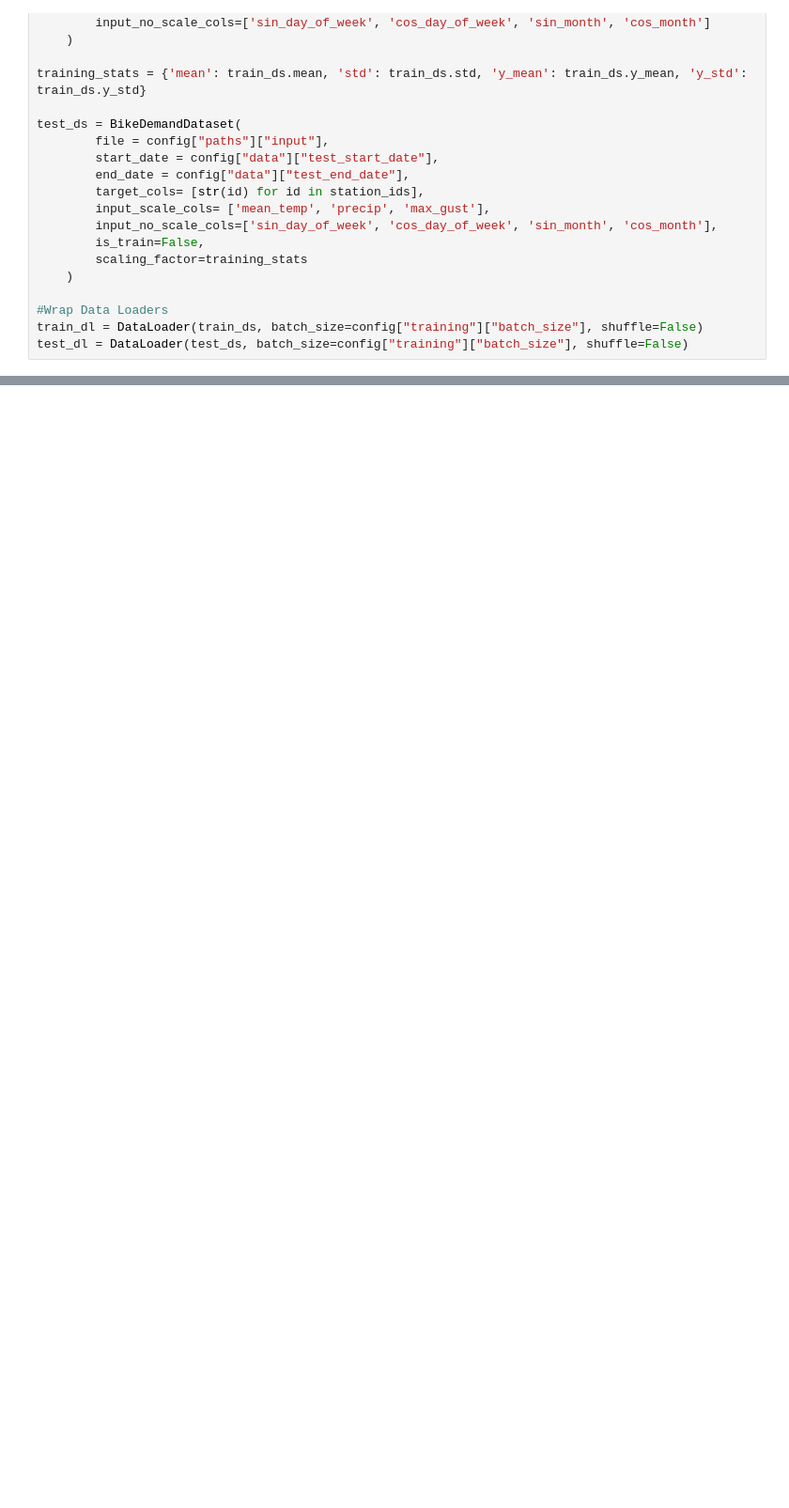
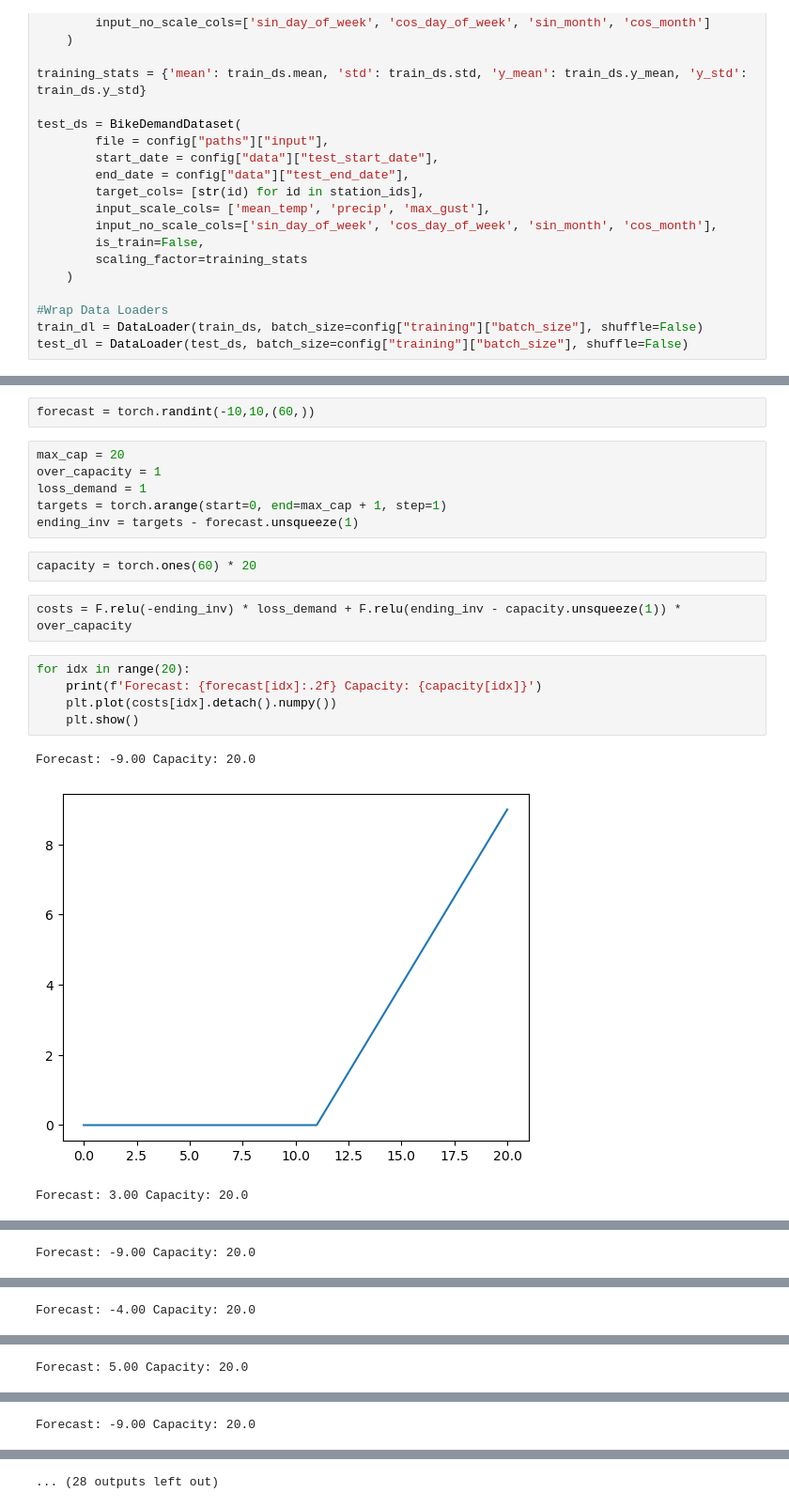
Before and after one commit to saloper/decision-focused-bike-rebalancing, a Jupyter notebook: notebooks/test.ipynb, the cells around one changed output, grey strips where cells are left out. Shown at 94% size. Cells and saved outputs as stored; diff of their text form; blank space fills up the shorter version.

Commit message:
adding cost head to translate net demand into piecewise linear cost function

```diff
--- a/notebooks/test.ipynb
+++ b/notebooks/test.ipynb
@@ -310,0 +111,21 @@ df_inv_pivot[13].plot()
+# %%
+forecast = torch.randint(-10,10,(60,))
+# %%
+max_cap = 20
+over_capacity = 1
+loss_demand = 1
+targets = torch.arange(start=0, end=max_cap + 1, step=1)
+ending_inv = targets - forecast.unsqueeze(1)
+# %%
+capacity = torch.ones(60) * 20
+# %%
+costs = F.relu(-ending_inv) * loss_demand + F.relu(ending_inv - capacity.unsqueeze(1)) * over_capacity
+# %%
+for idx in range(20):
+    print(f'Forecast: {forecast[idx]:.2f} Capacity: {capacity[idx]}')
+    plt.plot(costs[idx].detach().numpy())
+    plt.show()
+# %% [output]
+Forecast: -9.00 Capacity: 20.0
+[figure, added]
+Forecast: 3.00 Capacity: 20.0
@@ -310,0 +133 @@ df_inv_pivot[13].plot()
+Forecast: -9.00 Capacity: 20.0
@@ -310,0 +135 @@ df_inv_pivot[13].plot()
+Forecast: -4.00 Capacity: 20.0
@@ -310,0 +137 @@ df_inv_pivot[13].plot()
+Forecast: 5.00 Capacity: 20.0
@@ -310,0 +139 @@ df_inv_pivot[13].plot()
+Forecast: -9.00 Capacity: 20.0
@@ -310,0 +141 @@ df_inv_pivot[13].plot()
+... (28 outputs left out)
```
Also changed, not shown: parts of 14 cells of this notebook, 1 other file.
